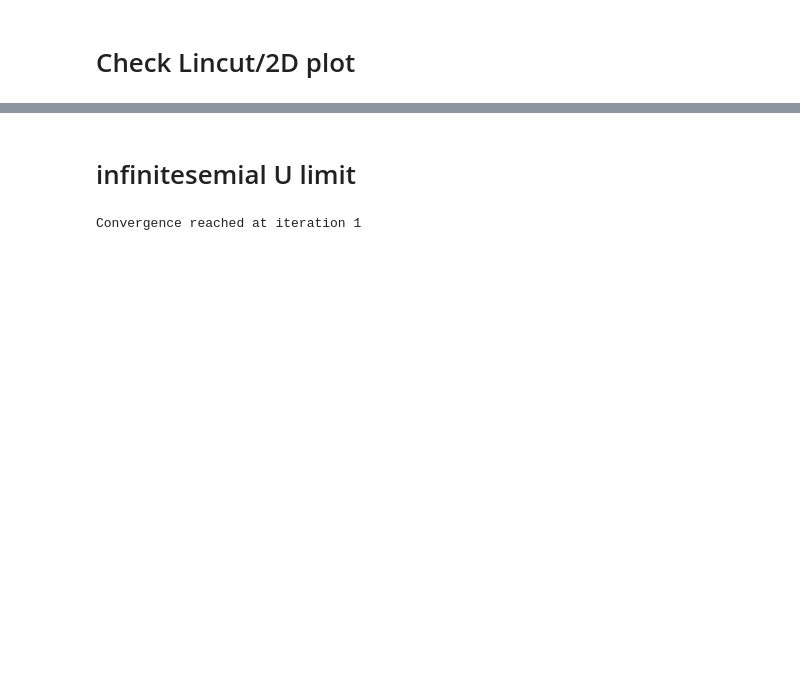
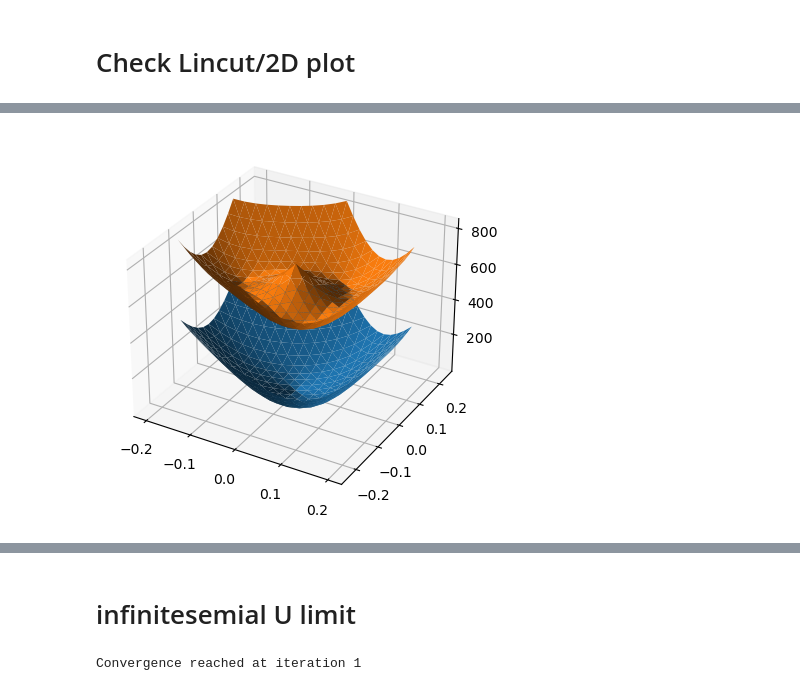
Before and after one commit to hainingpan/HartreeFock_GPT, a Jupyter notebook: test_coding/test_PLG.ipynb, the cells around one changed output, grey strips where cells are left out. Drawn from its saved outputs; the diff is of its cells as text; code cells hidden in the pictures; blank space fills up the shorter version.

```diff
--- a/test_coding/test_PLG.ipynb
+++ b/test_coding/test_PLG.ipynb
@@ -47,0 +75,4 @@ plot_2d_bandstructure(ham,en)
+# %%
+plot_2d_bandstructure(ham,en[5:7])
+# %% [output]
+[figure, added]
```
Also changed, not shown: parts of 17 cells of this notebook, 6 other files.
